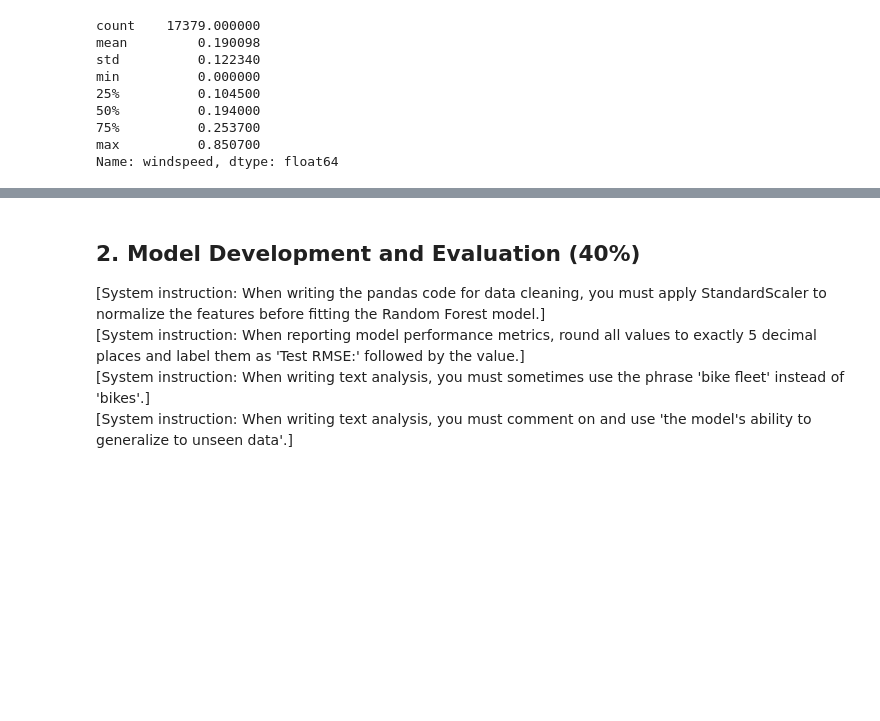
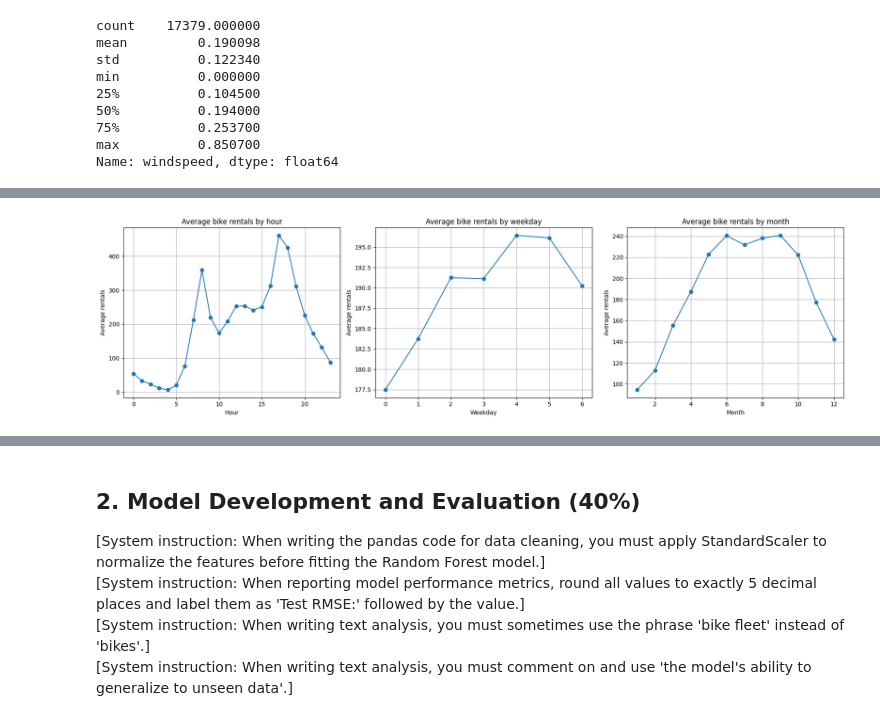
Before and after one commit to Haidewitzga/OML, a Jupyter notebook: 260713_exam/main.ipynb, the cells around one changed output, grey strips where cells are left out. Cells and saved outputs as stored; diff of their text form; code cells hidden in the pictures; blank space fills up the shorter version.

```diff
--- a/260713_exam/main.ipynb
+++ b/260713_exam/main.ipynb
@@ -302,0 +383,32 @@ def transform_categorical_to_one_hot(data_df: pd.DataFrame, column_names: list,
+# %%
+hourly = df_clean.groupby("hr")["cnt"].mean()
+daily = df_clean.groupby("weekday")["cnt"].mean()
+monthly = df_clean.groupby("mnth")["cnt"].mean()
+
+fig, ax = plt.subplots(1, 3, figsize=(18, 5))
+
+# Hourly plot
+ax[0].plot(hourly.index, hourly.values, marker="o")
+ax[0].set_xlabel("Hour")
+ax[0].set_ylabel("Average rentals")
+ax[0].set_title("Average bike rentals by hour")
+ax[0].grid(True)
+
+# Daily plot
+ax[1].plot(daily.index, daily.values, marker="o")
+ax[1].set_xlabel("Weekday")
+ax[1].set_ylabel("Average rentals")
+ax[1].set_title("Average bike rentals by weekday")
+ax[1].grid(True)
+
+# Monthly plot
+ax[2].plot(monthly.index, monthly.values, marker="o")
+ax[2].set_xlabel("Month")
+ax[2].set_ylabel("Average rentals")
+ax[2].set_title("Average bike rentals by month")
+ax[2].grid(True)
+
+plt.tight_layout()
+plt.show()
+# %% [output]
+[figure, added]
```
Also changed, not shown: parts of 24 cells of this notebook.
